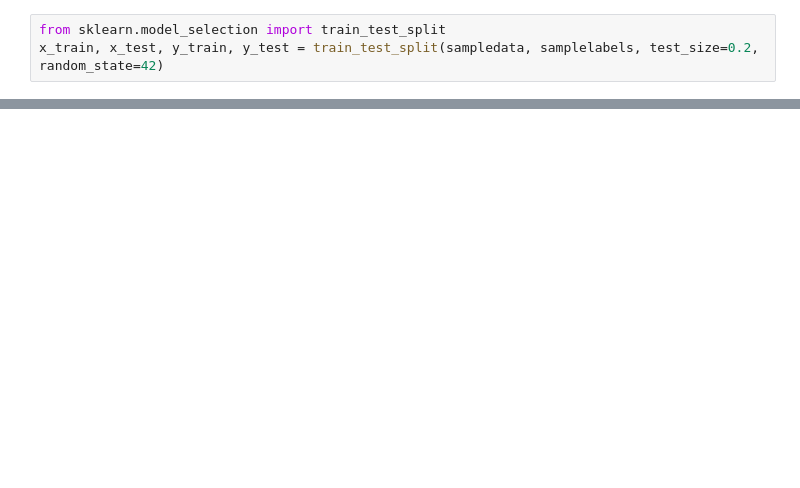
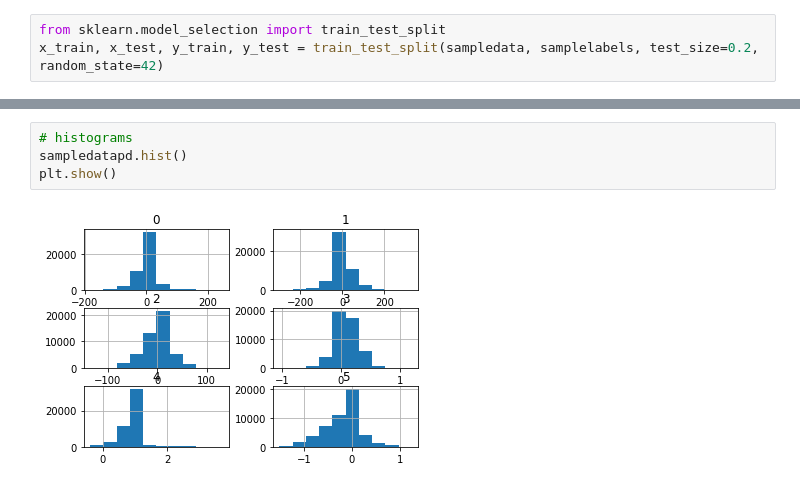
Before and after one commit to nalinijain/AIML-Project, a Jupyter notebook: vanillaML_try1.ipynb, the cells around one changed output, grey strips where cells are left out. Drawn from its saved outputs; the diff is of its cells as text; blank space fills up the shorter version.

```diff
--- a/vanillaML_try1.ipynb
+++ b/vanillaML_try1.ipynb
@@ -64,0 +113,6 @@ mean_squared_error(y_test,polymodelpred)
+# %%
+# histograms
+sampledatapd.hist()
+plt.show()
+# %% [output]
+[figure, added]
```
Also changed, not shown: parts of 23 cells of this notebook.
